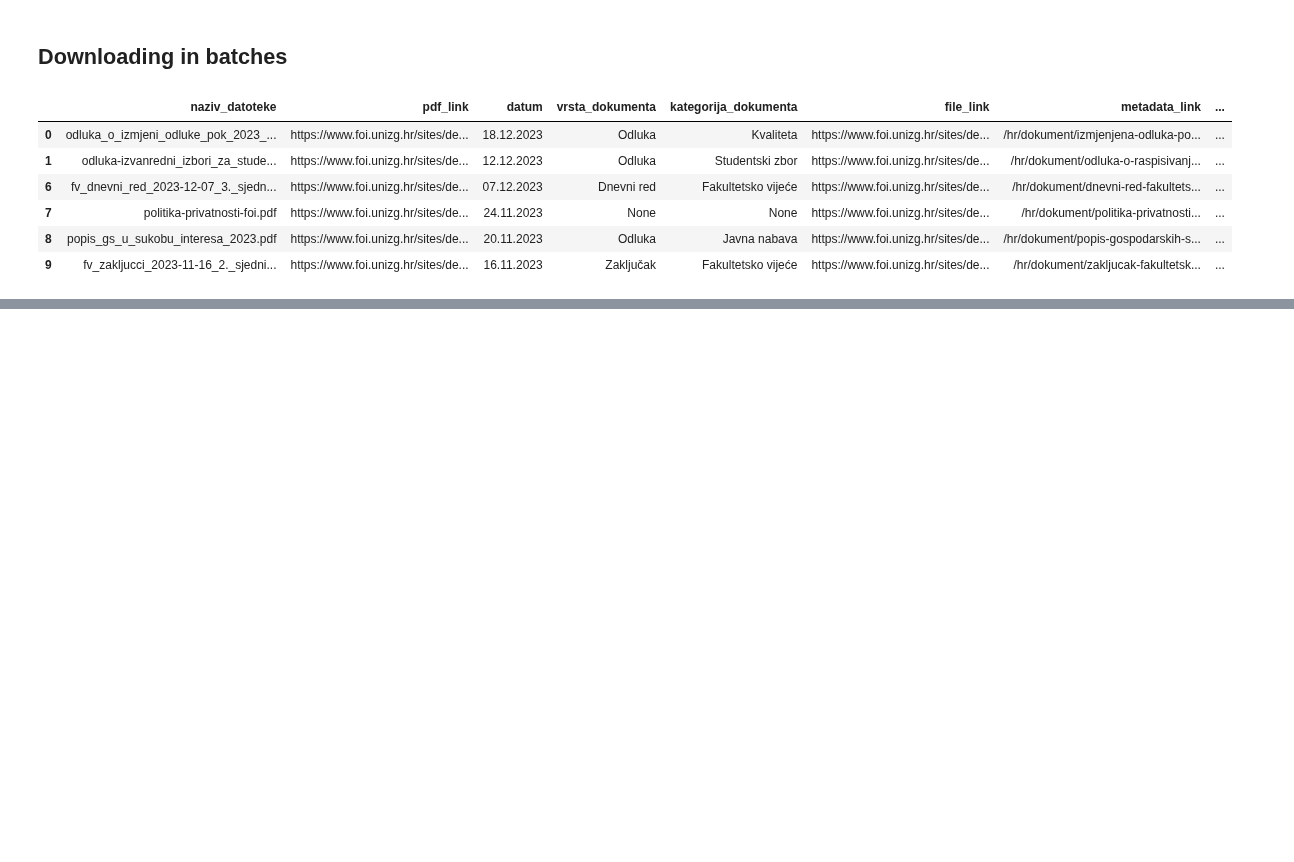
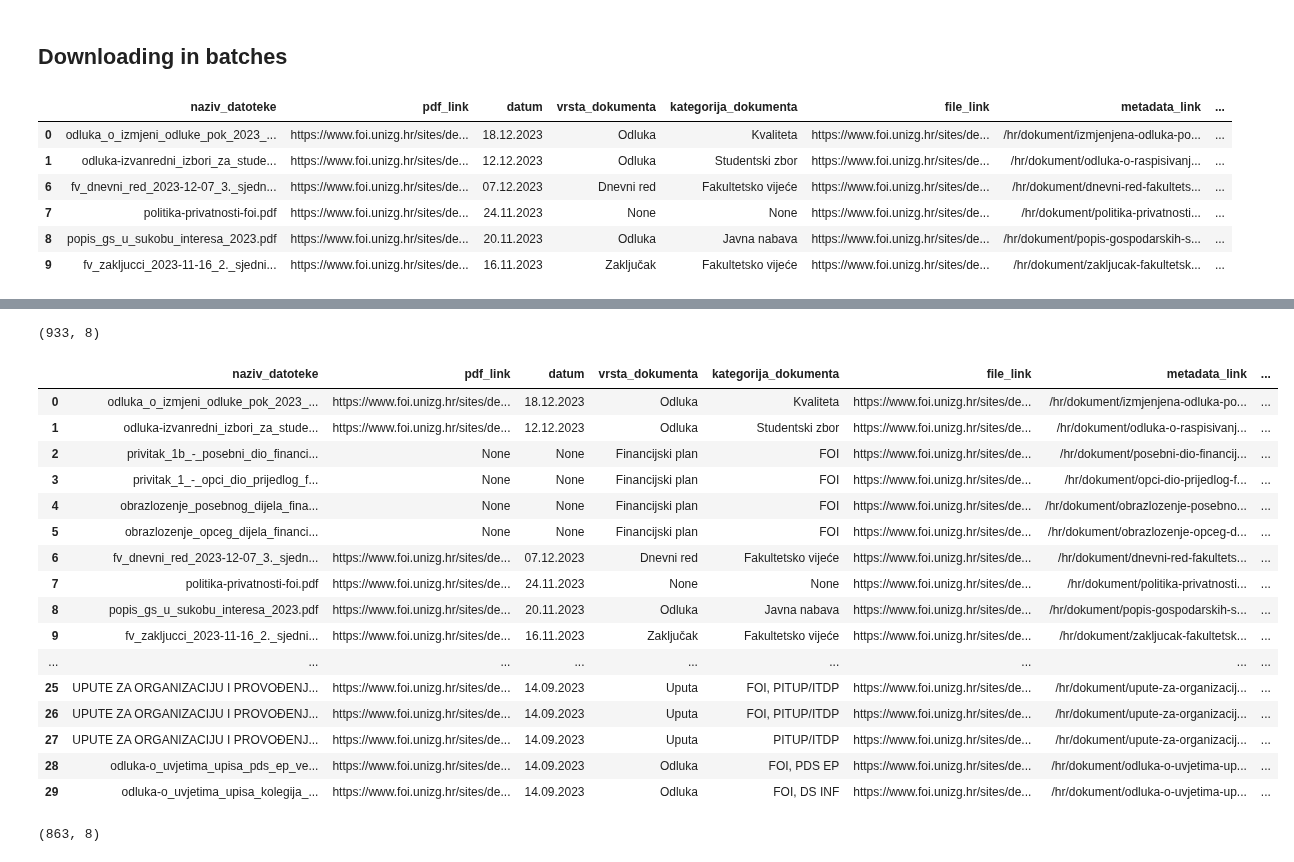
Before and after one commit to dsabljic/PAP-FOI-docs, a Jupyter notebook: Main.ipynb, the cells around one changed output, grey strips where cells are left out. Saved outputs shown, nothing was run; the diff lists cells and outputs as text; code cells hidden in the pictures; blank space fills up the shorter version.

```diff
--- a/Main.ipynb
+++ b/Main.ipynb
@@ -173,9 +208,16 @@ def get_urls(url):
     urls = []
 
     while True:
+
         soup = get_data(url)
+
         url = get_next_page(soup)
         if not url:
             break
 
+        print(f'Appending {url}')
         urls.append(url)
+
+    return urls
+# %%
+urls = get_urls('https://www.foi.unizg.hr/hr/dokumenti')
@@ -207,7 +267,7 @@ def scrape_page(url):
     df1 = pd.DataFrame(metadata, columns = ['naziv_datoteke', 'pdf_link', 'datum', 'vrsta_dokumenta', 'kategorija_dokumenta'])
     df2 = pd.DataFrame(links, columns = ['file_link', 'metadata_link', 'naslov_dokumenta'])
 
-    return pd.concat([df1, df2], axis = 1).dropna(subset = ['pdf_link'])
+    return pd.concat([df1, df2], axis = 1)
 # %%
 df = scrape_page('https://www.foi.unizg.hr/hr/dokumenti')
 df
@@ -240,9 +282,7 @@ result
 # %%
-def scrape(url):
-    while True:
-        soup = get_data(url)
-        url = get_next_page(soup)
-        if not url:
-            break
+df = scrape_page('https://www.foi.unizg.hr/hr/dokumenti')
 
-        urls.append(url)
+for url in urls:
+    new_df = scrape_page(url)
+    print('Scraped')
+    df = pd.concat([df, new_df], axis = 0, ignore_index = True)
@@ -248,0 +307,24 @@ def scrape(url):
+# %%
+df.shape
+# %% [output]
+(933, 8)
+# %%
+df.head(30)
+# %% [output]
+|  | naziv_datoteke | pdf_link | datum | vrsta_dokumenta | kategorija_dokumenta | file_link | metadata_link | ... |
+| 0 | odluka_o_izmjeni_odluke_pok_2023_... | https://www.foi.unizg.hr/sites/de... | 18.12.2023 | Odluka | Kvaliteta | https://www.foi.unizg.hr/sites/de... | /hr/dokument/izmjenjena-odluka-po... | ... |
+| 1 | odluka-izvanredni_izbori_za_stude... | https://www.foi.unizg.hr/sites/de... | 12.12.2023 | Odluka | Studentski zbor | https://www.foi.unizg.hr/sites/de... | /hr/dokument/odluka-o-raspisivanj... | ... |
+| 2 | privitak_1b_-_posebni_dio_financi... | None | None | Financijski plan | FOI | https://www.foi.unizg.hr/sites/de... | /hr/dokument/posebni-dio-financij... | ... |
+| 3 | privitak_1_-_opci_dio_prijedlog_f... | None | None | Financijski plan | FOI | https://www.foi.unizg.hr/sites/de... | /hr/dokument/opci-dio-prijedlog-f... | ... |
+| 4 | obrazlozenje_posebnog_dijela_fina... | None | None | Financijski plan | FOI | https://www.foi.unizg.hr/sites/de... | /hr/dokument/obrazlozenje-posebno... | ... |
+| 5 | obrazlozenje_opceg_dijela_financi... | None | None | Financijski plan | FOI | https://www.foi.unizg.hr/sites/de... | /hr/dokument/obrazlozenje-opceg-d... | ... |
+| 6 | fv_dnevni_red_2023-12-07_3._sjedn... | https://www.foi.unizg.hr/sites/de... | 07.12.2023 | Dnevni red | Fakultetsko vijeće | https://www.foi.unizg.hr/sites/de... | /hr/dokument/dnevni-red-fakultets... | ... |
+| 7 | politika-privatnosti-foi.pdf | https://www.foi.unizg.hr/sites/de... | 24.11.2023 | None | None | https://www.foi.unizg.hr/sites/de... | /hr/dokument/politika-privatnosti... | ... |
+| 8 | popis_gs_u_sukobu_interesa_2023.pdf | https://www.foi.unizg.hr/sites/de... | 20.11.2023 | Odluka | Javna nabava | https://www.foi.unizg.hr/sites/de... | /hr/dokument/popis-gospodarskih-s... | ... |
+| 9 | fv_zakljucci_2023-11-16_2._sjedni... | https://www.foi.unizg.hr/sites/de... | 16.11.2023 | Zaključak | Fakultetsko vijeće | https://www.foi.unizg.hr/sites/de... | /hr/dokument/zakljucak-fakultetsk... | ... |
+| ... | ... | ... | ... | ... | ... | ... | ... | ... |
+| 25 | UPUTE ZA ORGANIZACIJU I PROVOĐENJ... | https://www.foi.unizg.hr/sites/de... | 14.09.2023 | Uputa | FOI, PITUP/ITDP | https://www.foi.unizg.hr/sites/de... | /hr/dokument/upute-za-organizacij... | ... |
+| 26 | UPUTE ZA ORGANIZACIJU I PROVOĐENJ... | https://www.foi.unizg.hr/sites/de... | 14.09.2023 | Uputa | FOI, PITUP/ITDP | https://www.foi.unizg.hr/sites/de... | /hr/dokument/upute-za-organizacij... | ... |
+| 27 | UPUTE ZA ORGANIZACIJU I PROVOĐENJ... | https://www.foi.unizg.hr/sites/de... | 14.09.2023 | Uputa | PITUP/ITDP | https://www.foi.unizg.hr/sites/de... | /hr/dokument/upute-za-organizacij... | ... |
+| 28 | odluka-o_uvjetima_upisa_pds_ep_ve... | https://www.foi.unizg.hr/sites/de... | 14.09.2023 | Odluka | FOI, PDS EP | https://www.foi.unizg.hr/sites/de... | /hr/dokument/odluka-o-uvjetima-up... | ... |
+| 29 | odluka-o_uvjetima_upisa_kolegija_... | https://www.foi.unizg.hr/sites/de... | 14.09.2023 | Odluka | FOI, DS INF | https://www.foi.unizg.hr/sites/de... | /hr/dokument/odluka-o-uvjetima-up... | ... |
@@ -248,0 +334,4 @@ def scrape(url):
+# %%
+df.shape
+# %% [output]
+(863, 8)
```
Also changed, not shown: parts of 17 cells of this notebook.
